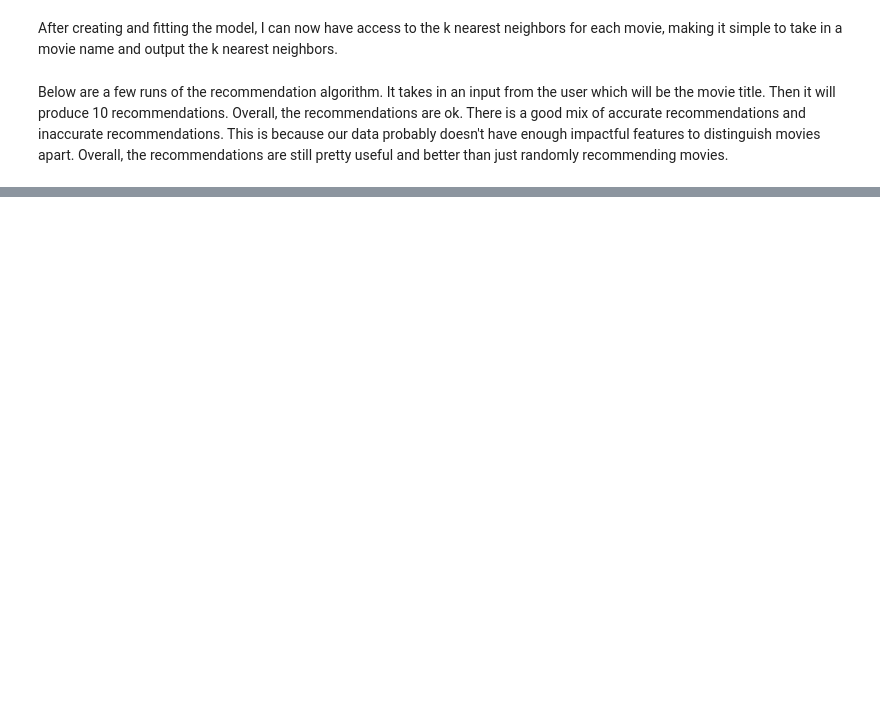
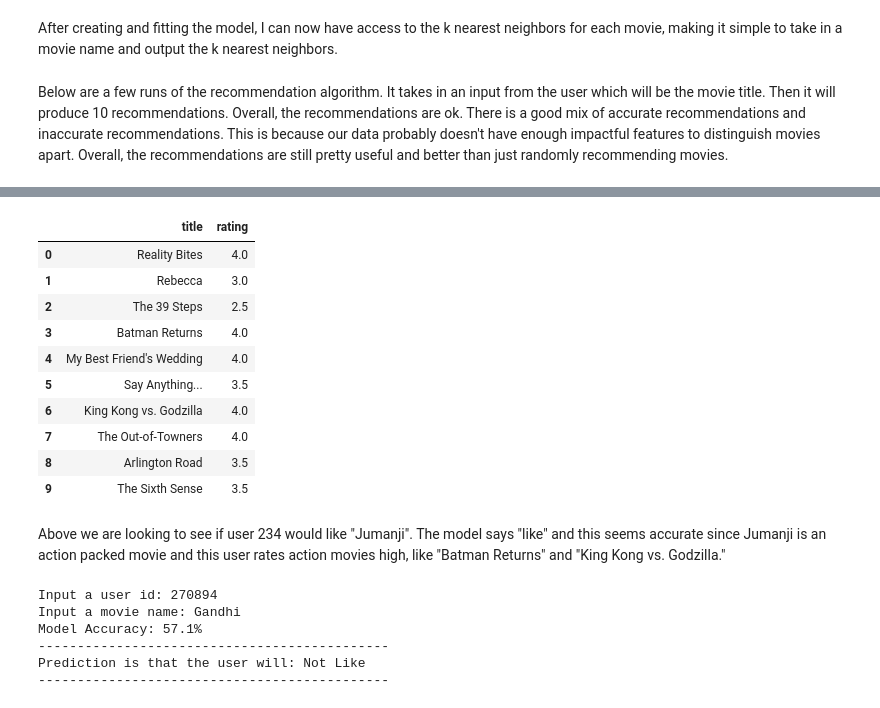
Before and after one commit to kevc528/MovieDatasetAnalysis, a Jupyter notebook: KevinChen_MoviesNotebook.ipynb, the cells around one changed output, grey strips where cells are left out. Drawn from its saved outputs; the diff is of its cells as text; code cells hidden in the pictures; blank space fills up the shorter version.

```diff
--- a/KevinChen_MoviesNotebook.ipynb
+++ b/KevinChen_MoviesNotebook.ipynb
@@ -652,0 +830,25 @@ Bulworth
+# %%
+user_reviews.head(10)
+# %% [output]
+|  | title | rating |
+| 0 | Reality Bites | 4.0 |
+| 1 | Rebecca | 3.0 |
+| 2 | The 39 Steps | 2.5 |
+| 3 | Batman Returns | 4.0 |
+| 4 | My Best Friend's Wedding | 4.0 |
+| 5 | Say Anything... | 3.5 |
+| 6 | King Kong vs. Godzilla | 4.0 |
+| 7 | The Out-of-Towners | 4.0 |
+| 8 | Arlington Road | 3.5 |
+| 9 | The Sixth Sense | 3.5 |
+# %% [markdown]
+Above we are looking to see if user 234 would like "Jumanji". The model says "like" and this seems accurate since Jumanji is an action packed movie and this user rates action movies high, like "Batman Returns" and "King Kong vs. Godzilla."
+# %%
+predict_like()
+# %% [output]
+Input a user id: 270894
+Input a movie name: Gandhi
+Model Accuracy: 57.1%
+---------------------------------------------
+Prediction is that the user will: Not Like
+---------------------------------------------
```
Also changed, not shown: parts of 40 cells of this notebook.
